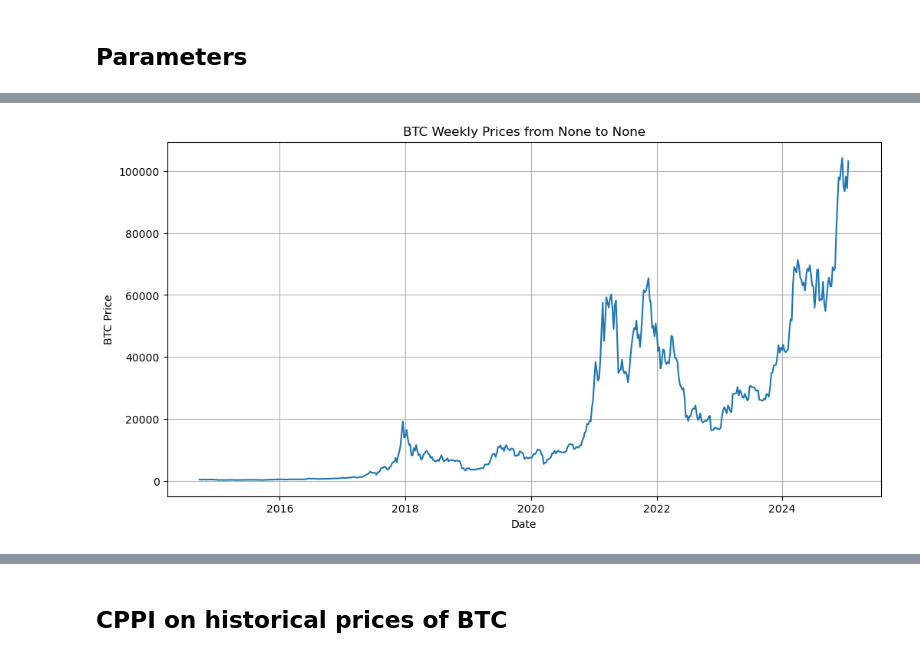
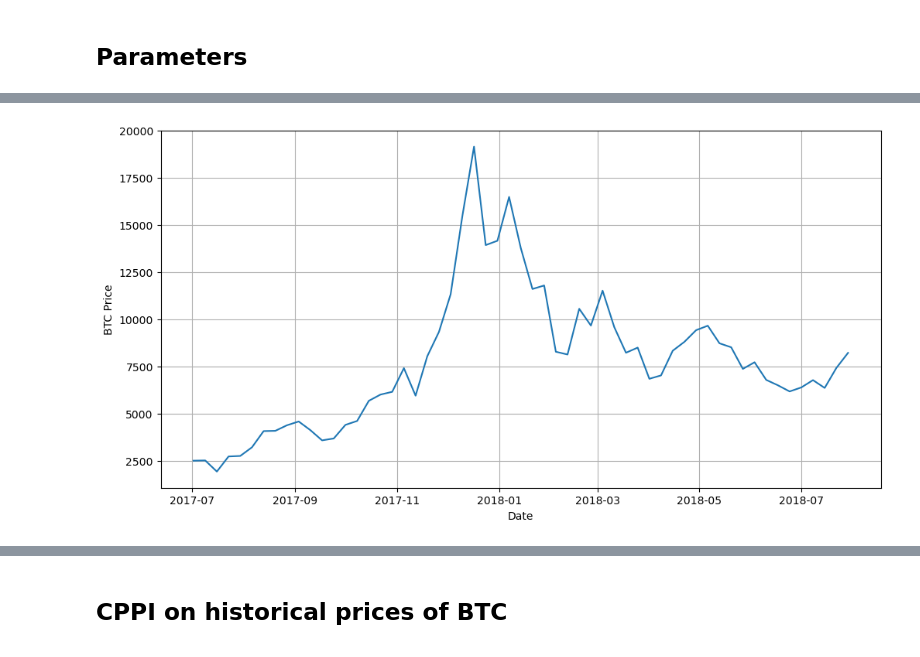
Before and after one commit to ugoescato/Applied-Master-Project, a Jupyter notebook: Portfolio Insurance.ipynb, the cells around one changed output, grey strips where cells are left out. Cells and saved outputs as stored; diff of their text form; code cells hidden in the pictures.

```diff
--- a/Portfolio Insurance.ipynb
+++ b/Portfolio Insurance.ipynb
@@ -20,7 +21,7 @@ from arch import arch_model
 ## Data and calibration
 # %%
 btc_data = yf.download('BTC-USD')
-btc_daily = btc_data['Adj Close']
+btc_daily = btc_data['Close']
 btc_weekly = btc_daily.resample('W').last()
 btc_monthly = btc_daily.resample('ME').last()
 # %% [output]
@@ -75,3 +85,3 @@ floor_fractions = [0.5, 0.6, 0.7, 0.8, 0.9, 1]  # Array of floor fractions
 # %%
-start_date = None
-end_date = None
+start_date = '2017-07'
+end_date = '2018-07'
@@ -98,10 +91,10 @@ t_bill_array = np.array(t_bill_weekly.loc[start_date:end_date])
 # %%
 plt.figure(figsize=(12, 6))  # Adjust the size as needed
 plt.plot(btc_weekly.loc[start_date:end_date])
 plt.xlabel('Date')
 plt.ylabel('BTC Price')
-plt.title('BTC Weekly Prices from {} to {}'.format(start_date, end_date))
+#plt.title('BTC Weekly Prices from {} to {}'.format(start_date, end_date))
 plt.grid(True)
 plt.show()
 # %% [output]
-[figure, old version]
+[figure, new version]
```
Also changed, not shown: parts of 54 cells of this notebook.
